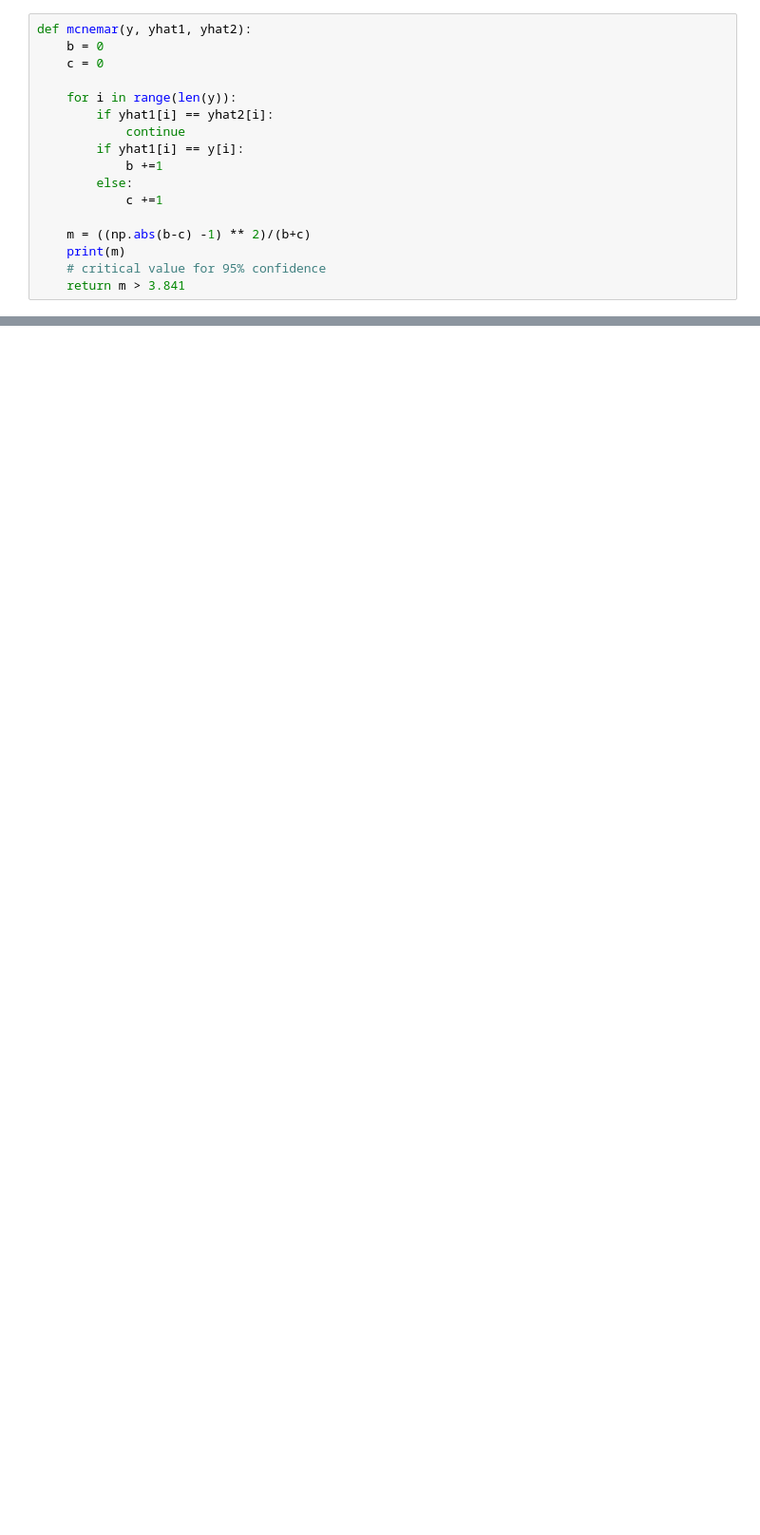
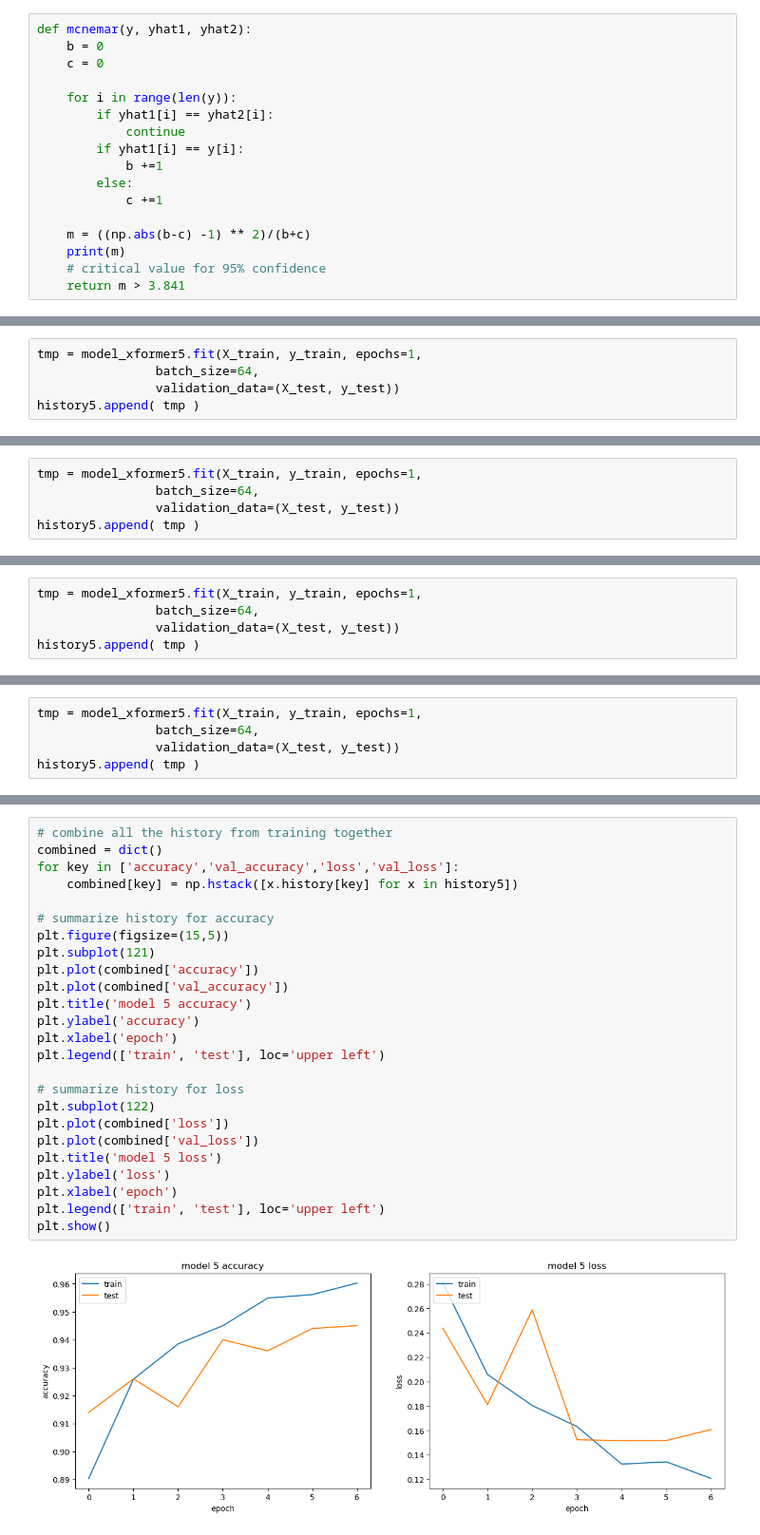
Before and after one commit to JocelynRupp/ML_Lab_7, a Jupyter notebook: Lab 7.ipynb, the cells around one changed output, grey strips where cells are left out. Shown at 95% size. Drawn from its saved outputs; the diff is of its cells as text; blank space fills up the shorter version.

```diff
--- a/Lab 7.ipynb
+++ b/Lab 7.ipynb
@@ -763,0 +958,5 @@ mcnemar(y_test, yhat3, yhat4)
+# %%
+tmp = model_xformer5.fit(X_train, y_train, epochs=1,
+                batch_size=64,
+                validation_data=(X_test, y_test))
+history5.append( tmp )
@@ -763,0 +965,5 @@ mcnemar(y_test, yhat3, yhat4)
+# %%
+tmp = model_xformer5.fit(X_train, y_train, epochs=1,
+                batch_size=64,
+                validation_data=(X_test, y_test))
+history5.append( tmp )
@@ -763,0 +972,5 @@ mcnemar(y_test, yhat3, yhat4)
+# %%
+tmp = model_xformer5.fit(X_train, y_train, epochs=1,
+                batch_size=64,
+                validation_data=(X_test, y_test))
+history5.append( tmp )
@@ -763,0 +979,5 @@ mcnemar(y_test, yhat3, yhat4)
+# %%
+tmp = model_xformer5.fit(X_train, y_train, epochs=1,
+                batch_size=64,
+                validation_data=(X_test, y_test))
+history5.append( tmp )
@@ -763,0 +986,27 @@ mcnemar(y_test, yhat3, yhat4)
+# %%
+# combine all the history from training together
+combined = dict()
+for key in ['accuracy','val_accuracy','loss','val_loss']:
+    combined[key] = np.hstack([x.history[key] for x in history5])
+
+# summarize history for accuracy
+plt.figure(figsize=(15,5))
+plt.subplot(121)
+plt.plot(combined['accuracy'])
+plt.plot(combined['val_accuracy'])
+plt.title('model 5 accuracy')
+plt.ylabel('accuracy')
+plt.xlabel('epoch')
+plt.legend(['train', 'test'], loc='upper left')
+
+# summarize history for loss
+plt.subplot(122)
+plt.plot(combined['loss'])
+plt.plot(combined['val_loss'])
+plt.title('model 5 loss')
+plt.ylabel('loss')
+plt.xlabel('epoch')
+plt.legend(['train', 'test'], loc='upper left')
+plt.show()
+# %% [output]
+[figure, added]
```
Also changed, not shown: parts of 74 cells of this notebook, 2 other files.
